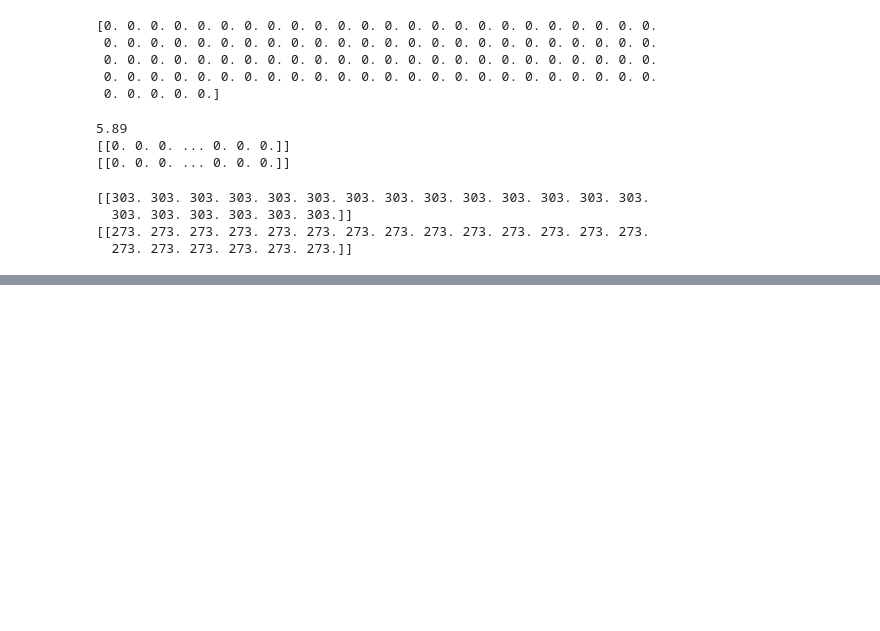
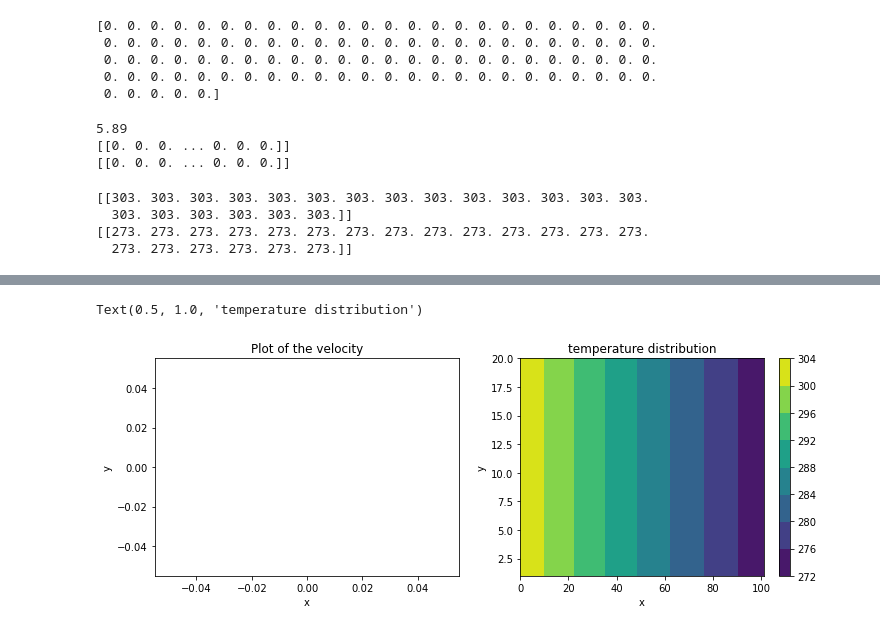
Before and after one commit to CFD-estate-2021/CFD_codes, a Jupyter notebook: Flow_rectangular_domain.ipynb, the cells around one changed output, grey strips where cells are left out. Drawn from its saved outputs; the diff is of its cells as text; code cells hidden in the pictures; blank space fills up the shorter version.

Commit message:
I have corrected the contour cells matrix terms

```diff
--- a/Flow_rectangular_domain.ipynb
+++ b/Flow_rectangular_domain.ipynb
@@ -483,7 +497,6 @@ KeyboardInterrupt:
 # %%
-import pandas as pd
-scalar_CV = scalar_CV.T
-temperature_list = scalar_CV.tolist();
+scalar_CV_2 = scalar_CV.T
+temperature_list = scalar_CV_2.tolist();
 
 result = {
     "temperature": temperature_list
@@ -495,0 +524,66 @@ print(df)
+# %%
+#PLOTTING THE RESULTS
+#must pay attention that we are using a staggered arrangement
+#this means that the arrangement used for the scalar CV is different from the one used for the velocity
+
+import matplotlib.pyplot as plt
+
+#define the mesh for the scalar CV
+X = np.linspace(0, N_x + 1, N_x + 2); #including BC
+Y = np.linspace(1, N_y, N_y);
+
+rect_domain = np.zeros((N_y, N_x + 2));
+
+#define the mesh for the velocity
+u_coor = np.linspace(0, N_x, N_x + 1);
+v_coor = np.linspace(0, N_y, N_y + 1);
+
+U, V = np.meshgrid(u_coor, v_coor);
+
+U[:, :] = 0;
+V[:, :] = 0;
+
+#check the notes for the structure
+
+for a in range(0, N_x + 1):
+    c = a*N_y;
+    for b in range(0, N_y):
+        d = c + b;
+        U[b + 1, a] = vel_u[0, d];
+
+for a in range(0, N_x):
+    c = a*(N_y+1);
+    for b in range(0, N_y + 1):
+        d = c + b;
+        V[b, a + 1] = vel_v[0, d];
+
+#plot the velocity field
+fig, axes  = plt.subplots(1, 2, figsize = (12, 4));
+
+gr_vel = axes[0];
+gr_temp = axes[1];
+
+gr_vel.streamplot(u_coor, v_coor, U, V, linewidth=1, density=1, arrowstyle='->', arrowsize=1.5);
+gr_vel.set_xlabel("x");
+gr_vel.set_ylabel("y");
+gr_vel.set_title("Plot of the velocity");
+
+total_scalar_domain = np.c_[inlet_BC, scalar_CV];
+total_scalar_domain = np.c_[total_scalar_domain, outlet_BC];
+
+rect_domain[:, :] = 0;
+
+for a in range(0, N_x + 2):
+    c = a*N_y;
+    for b in range(0, N_y):
+        d = c + b;
+        rect_domain[b, a] = total_scalar_domain[0, d];
+
+temp_distr = gr_temp.contourf(X, Y, rect_domain);
+plt.colorbar(temp_distr, ax = gr_temp);
+gr_temp.set_xlabel("x");
+gr_temp.set_ylabel("y");
+gr_temp.set_title("temperature distribution")
+# %% [output]
+Text(0.5, 1.0, 'temperature distribution')
+[figure, added]
```
Also changed, not shown: parts of 5 cells of this notebook.
